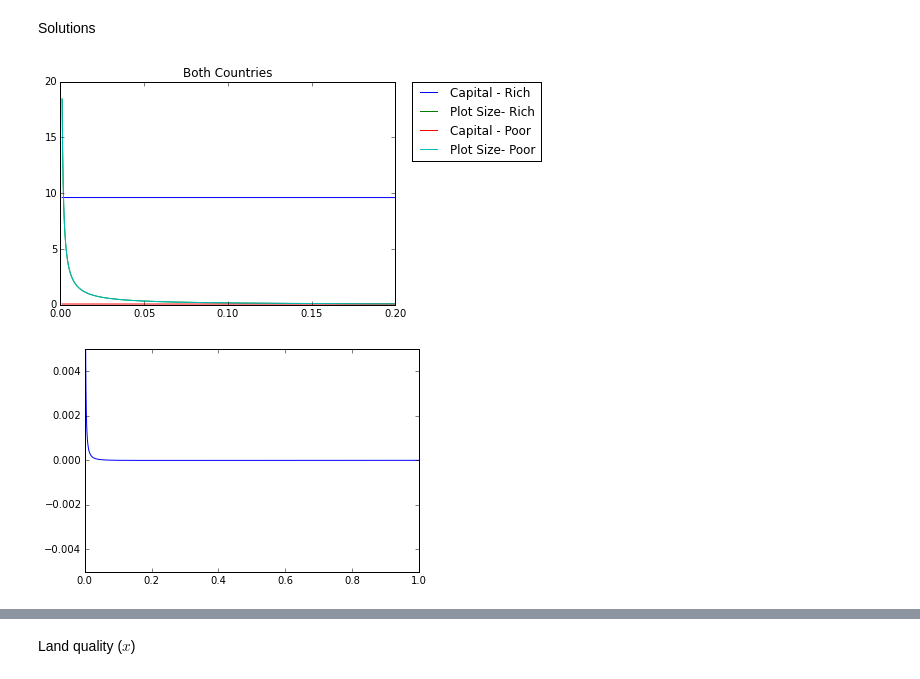
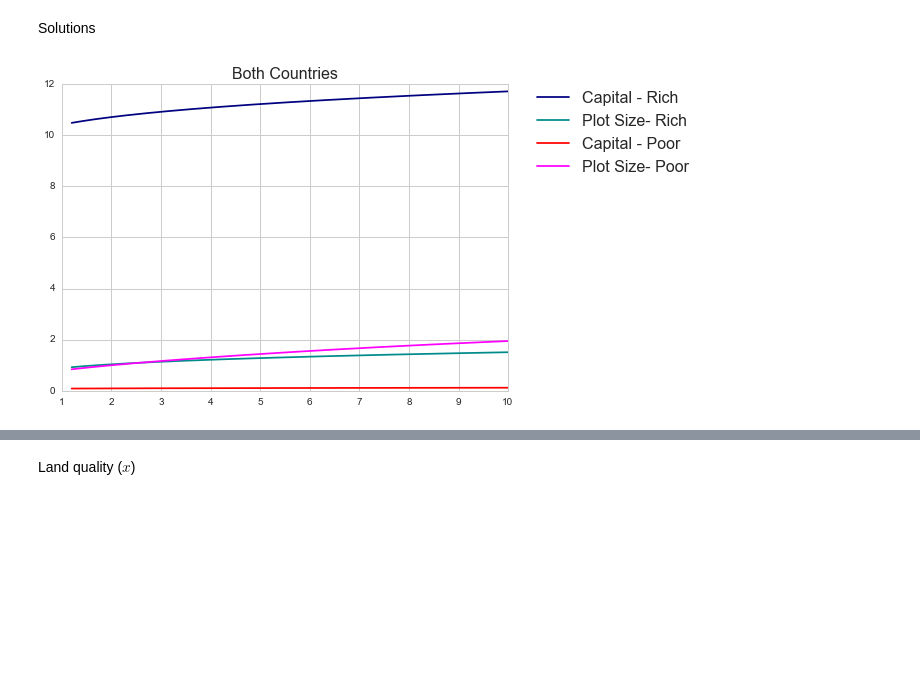
Before and after one commit to davidrpugh/assortative-matching-large-firms, a Jupyter notebook: Examples with K exp x.ipynb, the cells around one changed output, grey strips where cells are left out. Cells and saved outputs as stored; diff of their text form; code cells hidden in the pictures; blank space fills up the shorter version.

Commit message:
Finished Examples with k notebook
- Nicer, cleaner notebook with cdfs and pdfs of plot size.
- Solving for k* approximated for the poor country.

```diff
--- a/Examples with K exp x.ipynb
+++ b/Examples with K exp x.ipynb
@@ -36,8 +36,8 @@ Then the model is solved for Rich ($A=1,R=0.13099$) and Poor ($A=0.5105,R=0.8368
 # %%
 # define some workers skill
 x, a, b = sym.var('x, a, b')
-skill_cdf = 4.2*((x - a) / (b - a))
-skill_params = {'a': 0.99, 'b': 1.01}
+skill_cdf = ((x - a) / (b - a))
+skill_params = {'a': 0.999, 'b': 1.001}
 skill_bounds = [skill_params['a'], skill_params['b']]
 
 workers = inputs.Input(var=x,
@@ -199,22 +174,18 @@ plt.show()
 # %%
 F_params2 = {'R':0.83684, 'rho':0.25, 'gamma':0.5, 'eta':0.89, 'L':5.46, 'A': 0.5105, 'kapa':1.0}
 
-k_star2 = 16*6**(-2.0)*(A*eta**2*kapa*r/R)**2.0*sym.cosh(0.333333333333333*sym.acosh(3*6**0.5*(y*(l/r)**x)**0.25*(R/(A*eta**2*kapa*r))**0.5*(-eta + 1)/(2*eta)))**4
+
+k_star2 = 9.17588411e-02 + -2.54383863e-03*y + 1.19799197e-04*y**2+ -2.49007510e-03*l + 1.69210383e-04*l**2 + 9.42861430e-04*y*l + -5.05040007e-05*y*l**2 + -3.91915926e-05*y**2*l + 2.10570303e-06*y**2*l**2 + 1.01634440e-02*sym.log(y) + 1.00022516e-02*sym.log(l) + 1.23659060e-03*sym.log(y)**2 + 7.89111306e-04*sym.log(l)**2
+
+eval_k2 = sym.lambdify((y,l), k_star2)
 
 F2 = r*A*kapa*(eta*(k_star2)**rho + (1- eta)*(((l/r)**x)*y)**rho)**(gamma/rho)
 
-model = models.Model(assortativity='positive',
-                     workers=workers,
-                     firms=firms,
-                     production=F,
-                     params=F_params)
-
-solver = shooting.ShootingSolver(model=model)
 
 model2 = models.Model('positive',
                      workers=workers,
                      firms=firms,
-                     production=F,
+                     production=F2,
                      params=F_params2)
 
 solver = shooting.ShootingSolver(model=model2)
@@ -236,7 +225,8 @@ ws2 = sol2['$w(x)$'].values
 
 ks2 = []
 for a in range(len(xs2)):
-    ks2.append(eval_k(xs2[a],ys2[a],thetas2[a],1,0.5105,1,0.89,0.83684))
+    ks2.append(eval_k2(ys2[a],thetas2[a]))
+ks2 = np.array(ks2)
 # %%
 plt.plot(ys2, ks2, label="Capital")
 plt.plot(ys2, xs2, label="Land quality")
@@ -260,20 +276,12 @@ plt.show()
 # %% [markdown]
 Solutions
 # %%
-plt.plot(ys, ks, label="Capital - Rich")
-plt.plot(ys, thetas, label="Plot Size- Rich")
-plt.plot(ys2, ks2, label="Capital - Poor")
-plt.plot(ys2, thetas2, label="Plot Size- Poor")
-plt.legend(bbox_to_anchor=(1.05, 1), loc=2, borderaxespad=0.)
-plt.xlim(0.0,0.2)
-plt.title("Both Countries")
+plt.plot(ys, ks, label="Capital - Rich", color='navy')
+plt.plot(ys, thetas, label="Plot Size- Rich", color='darkcyan')
+plt.plot(ys2, ks2, label="Capital - Poor", color='red')
+plt.plot(ys2, thetas2, label="Plot Size- Poor", color='magenta')
+plt.legend(bbox_to_anchor=(1.05, 1), loc='best', borderaxespad=0., fontsize=16)
+plt.title("Both Countries", fontsize=16)
 plt.show()
 # %% [output]
-[figure, old version]
+[figure, new version]
-# %%
-plt.plot(ys, (thetas-thetas2))
-plt.xlim(0, 1)
-plt.ylim(-0.005,0.005)
-plt.show()
-# %% [output]
-[figure, removed]
```
Also changed, not shown: parts of 32 cells of this notebook.
